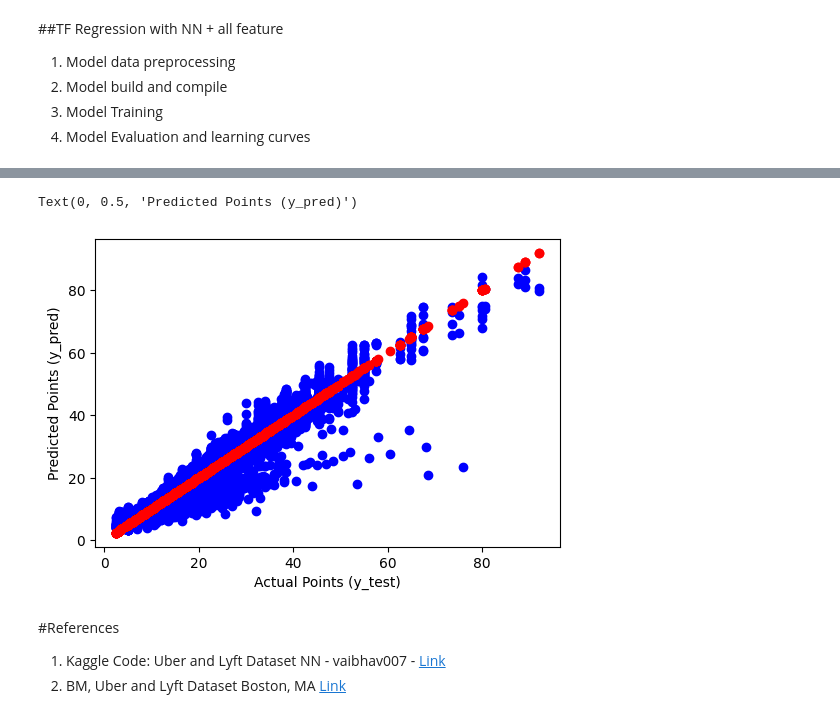
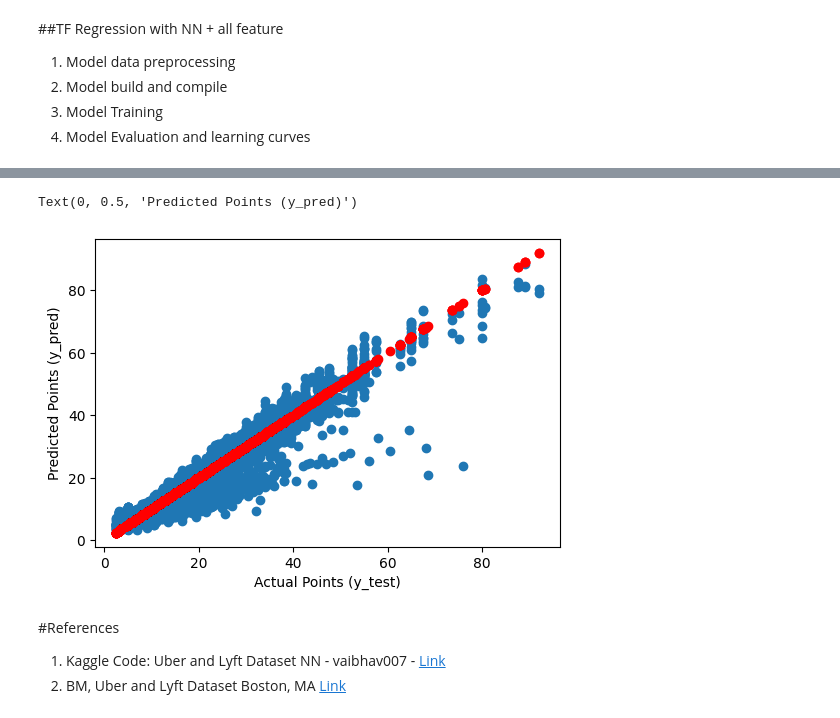
Before and after one commit to alishafique3/Uber_and_Lyft_Data_Analysis_and_Price_Prediction, a Jupyter notebook: Uber_Lyft_Dataset_Boston.ipynb, the cells around one changed output, grey strips where cells are left out. Drawn from its saved outputs; the diff is of its cells as text; code cells hidden in the pictures.

```diff
--- a/Uber_Lyft_Dataset_Boston.ipynb
+++ b/Uber_Lyft_Dataset_Boston.ipynb
@@ -683,12 +683,12 @@ RMSE value for NN model for test dataset: 1.918117344565327
 # %%
 plt.figure(figsize = (6, 4))
-plt.scatter(x=y_test, y=y_pred_test, color='b')
+plt.scatter(x=y_test, y=y_pred_test)
 plt.scatter(x=y_test, y=y_test, color='r')
 plt.xlabel('Actual Points (y_test)', fontdict={'fontsize': 10})
 plt.ylabel('Predicted Points (y_pred)', fontdict={'fontsize': 10})
 # %% [output]
 Text(0, 0.5, 'Predicted Points (y_pred)')
-[figure, old version]
+[figure, new version]
 # %% [markdown]
 #References
 1. Kaggle Code: Uber and Lyft Dataset NN - vaibhav007 - [Link](https://www.kaggle.com/code/vaibhavkumbhar/uber-and-lyft-dataset-nn)
```
Also changed, not shown: parts of 7 cells of this notebook.
